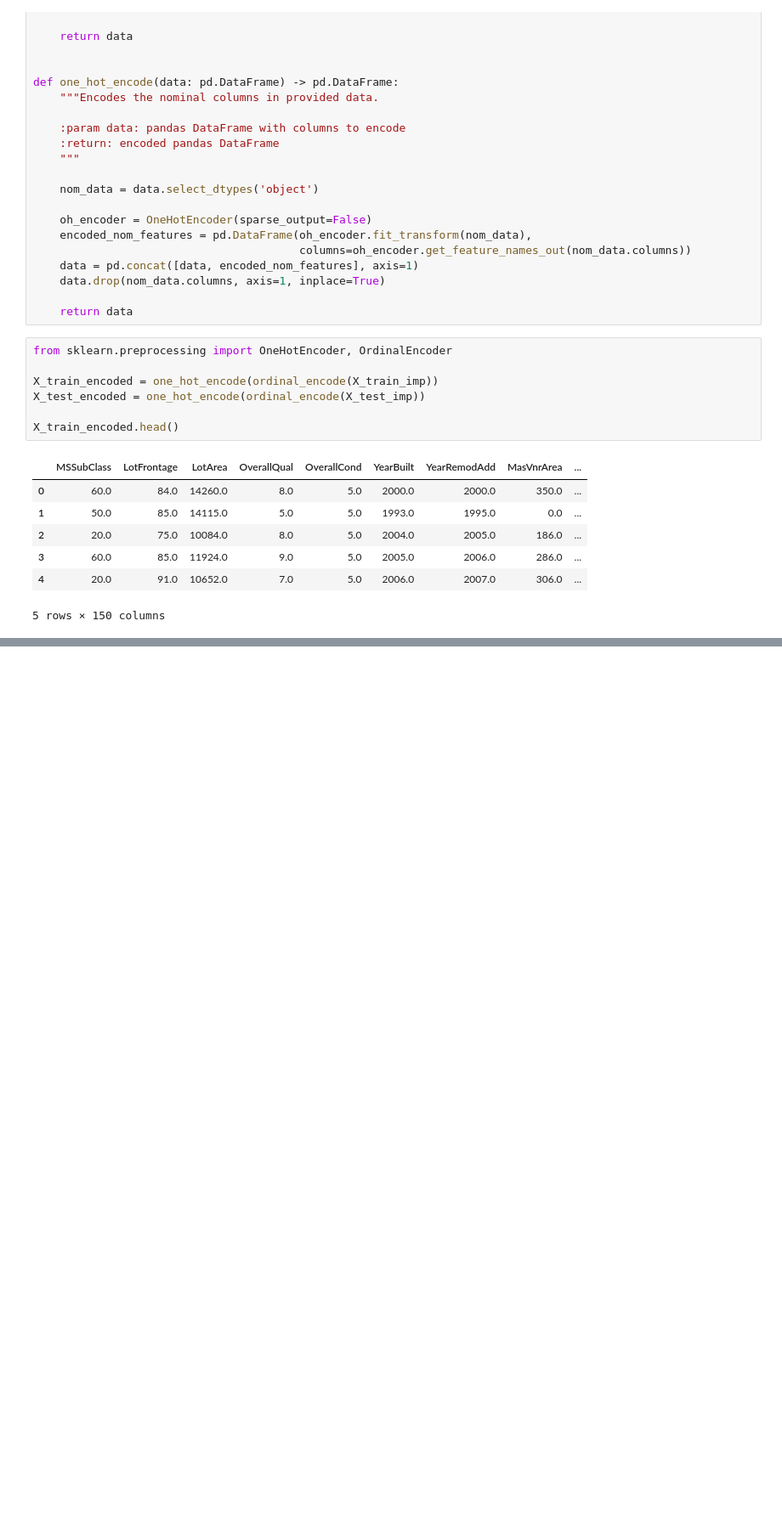
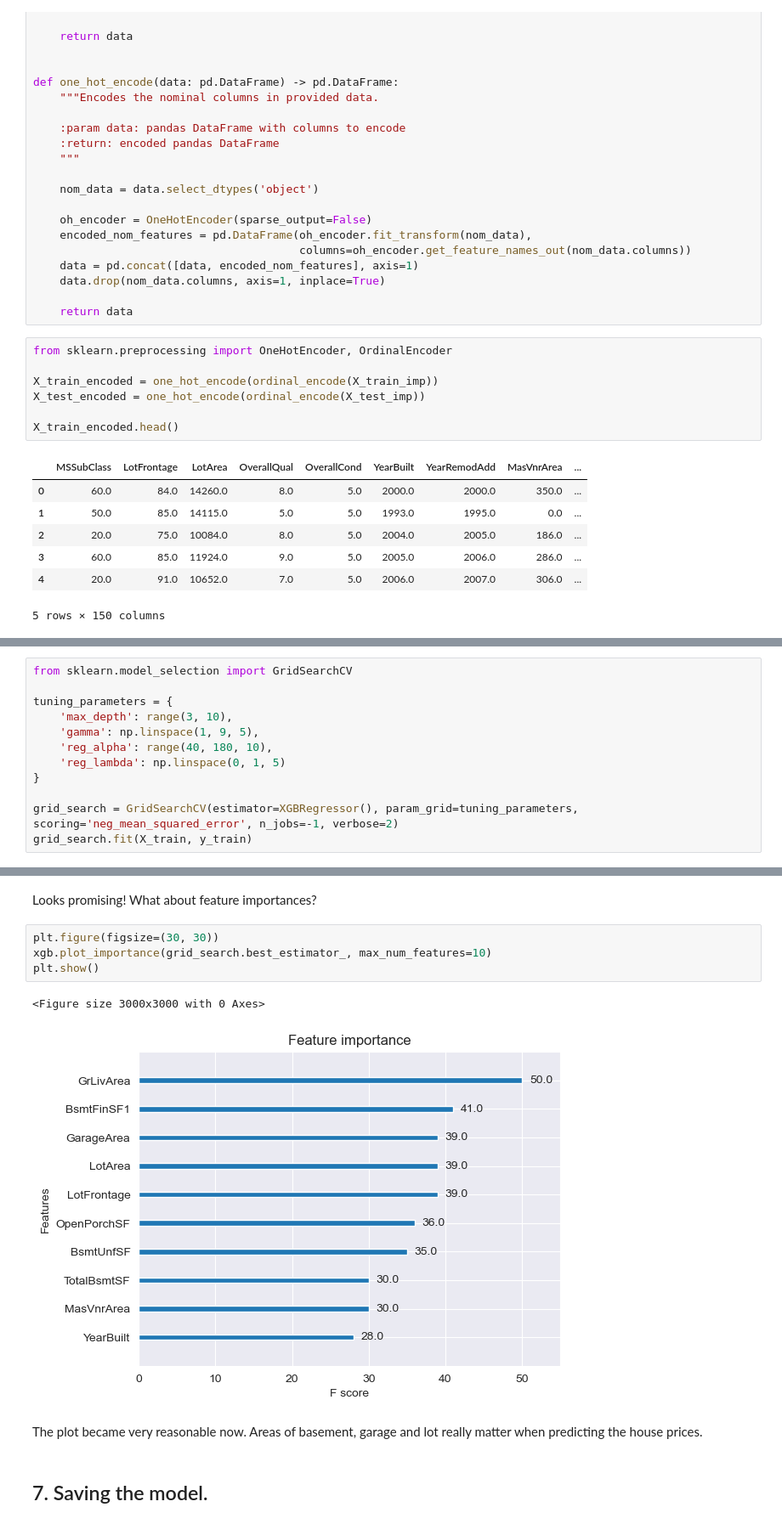
Before and after one commit to plov-cyber/House_Price_Prediction_using_XGBoost, a Jupyter notebook: XGBoost_model.ipynb, the cells around one changed output, grey strips where cells are left out. Shown at 85% size. Drawn from its saved outputs; the diff is of its cells as text; blank space fills up the shorter version.

```diff
--- a/XGBoost_model.ipynb
+++ b/XGBoost_model.ipynb
@@ -280,0 +334,12 @@ X_train_encoded.head()
+# %%
+from sklearn.model_selection import GridSearchCV
+
+tuning_parameters = {
+    'max_depth': range(3, 10),
+    'gamma': np.linspace(1, 9, 5),
+    'reg_alpha': range(40, 180, 10),
+    'reg_lambda': np.linspace(0, 1, 5)
+}
+
+grid_search = GridSearchCV(estimator=XGBRegressor(), param_grid=tuning_parameters, scoring='neg_mean_squared_error', n_jobs=-1, verbose=2)
+grid_search.fit(X_train, y_train)
@@ -280,0 +389,13 @@ X_train_encoded.head()
+# %% [markdown]
+Looks promising! What about feature importances?
+# %%
+plt.figure(figsize=(30, 30))
+xgb.plot_importance(grid_search.best_estimator_, max_num_features=10)
+plt.show()
+# %% [output]
+<Figure size 3000x3000 with 0 Axes>
+[figure, added]
+# %% [markdown]
+The plot became very reasonable now. Areas of basement, garage and lot really matter when predicting the house prices.
+# %% [markdown]
+## 7. Saving the model.
```
Also changed, not shown: parts of 18 cells of this notebook, 1 other file.
